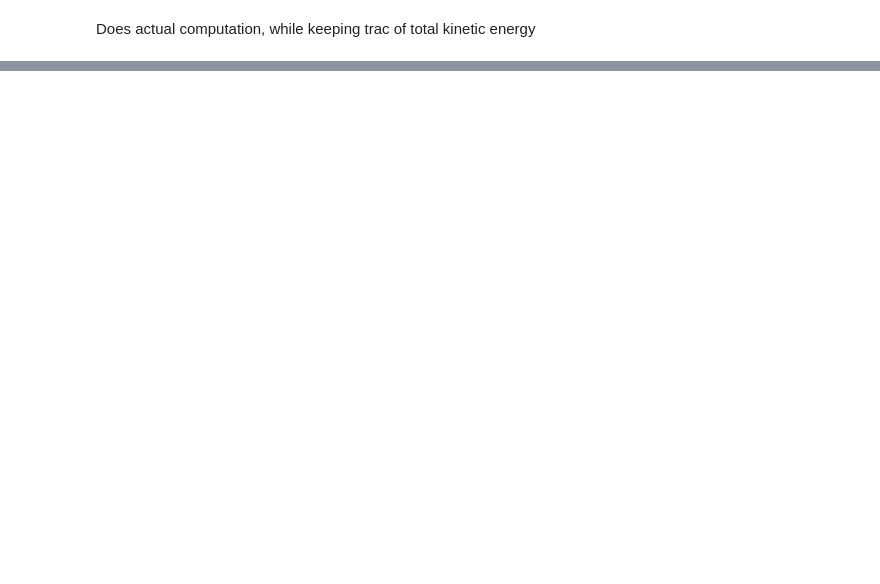
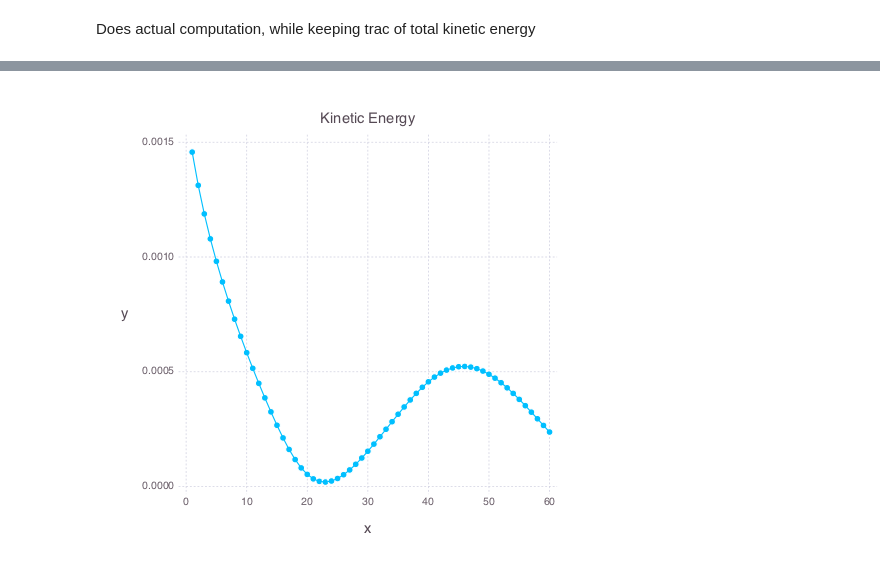
Before and after one commit to UCL/LatBo.jl, a Jupyter notebook: examples/pipe.ipynb, the cells around one changed output, grey strips where cells are left out. Drawn from its saved outputs; the diff is of its cells as text; code cells hidden in the pictures; blank space fills up the shorter version.

```diff
--- a/examples/pipe.ipynb
+++ b/examples/pipe.ipynb
@@ -122,0 +51,5 @@ Plot(...)
+# %%
+set_default_plot_size(width, width * float(Npoints[2])/float(Npoints[1]))
+plot(x=collect(1:length(kinetic)), y=kinetic, Geom.line, Geom.point, Guide.Title("Kinetic Energy"))
+# %% [output]
+[figure, added]
```
Also changed, not shown: parts of 9 cells of this notebook, 2 other files.
